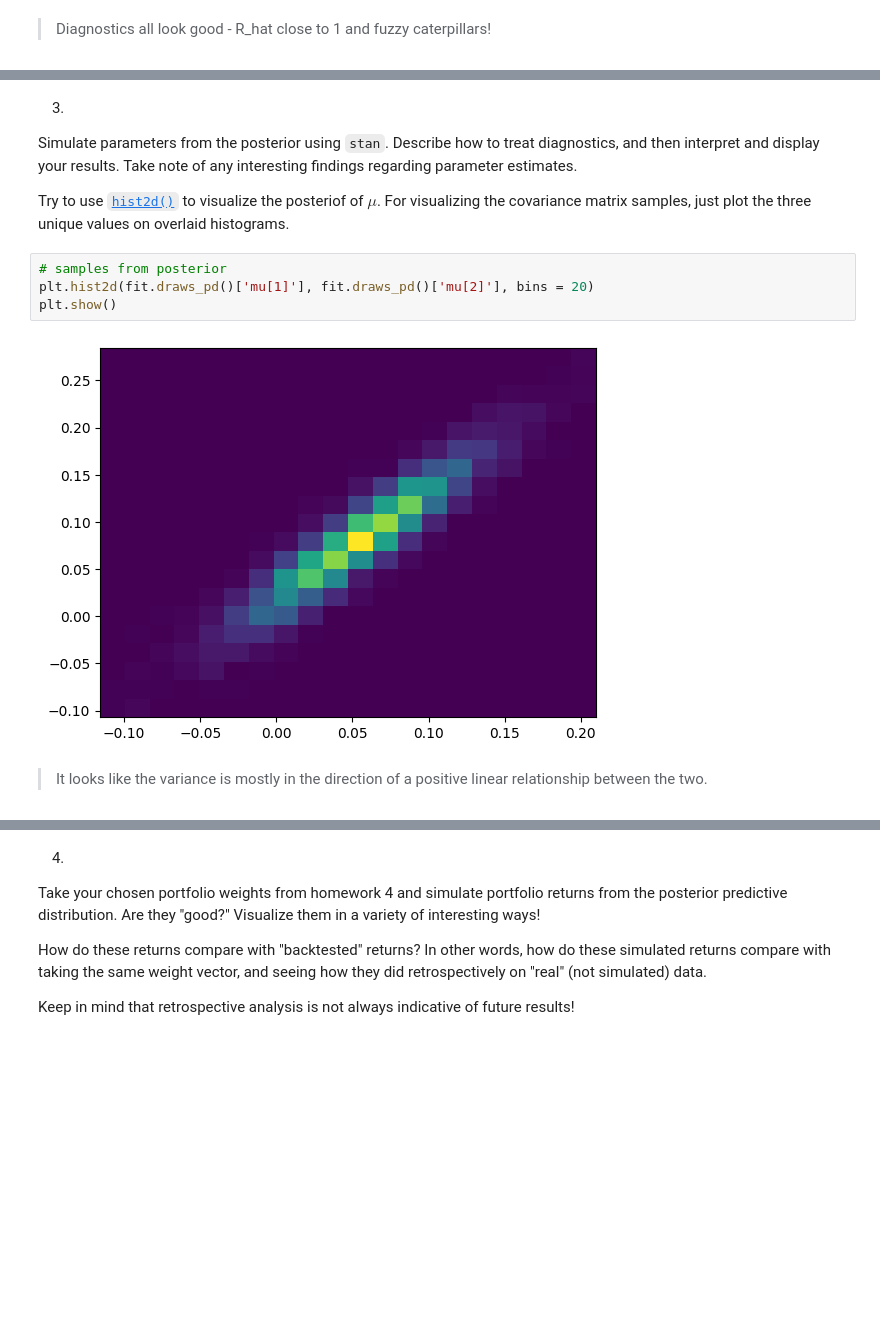
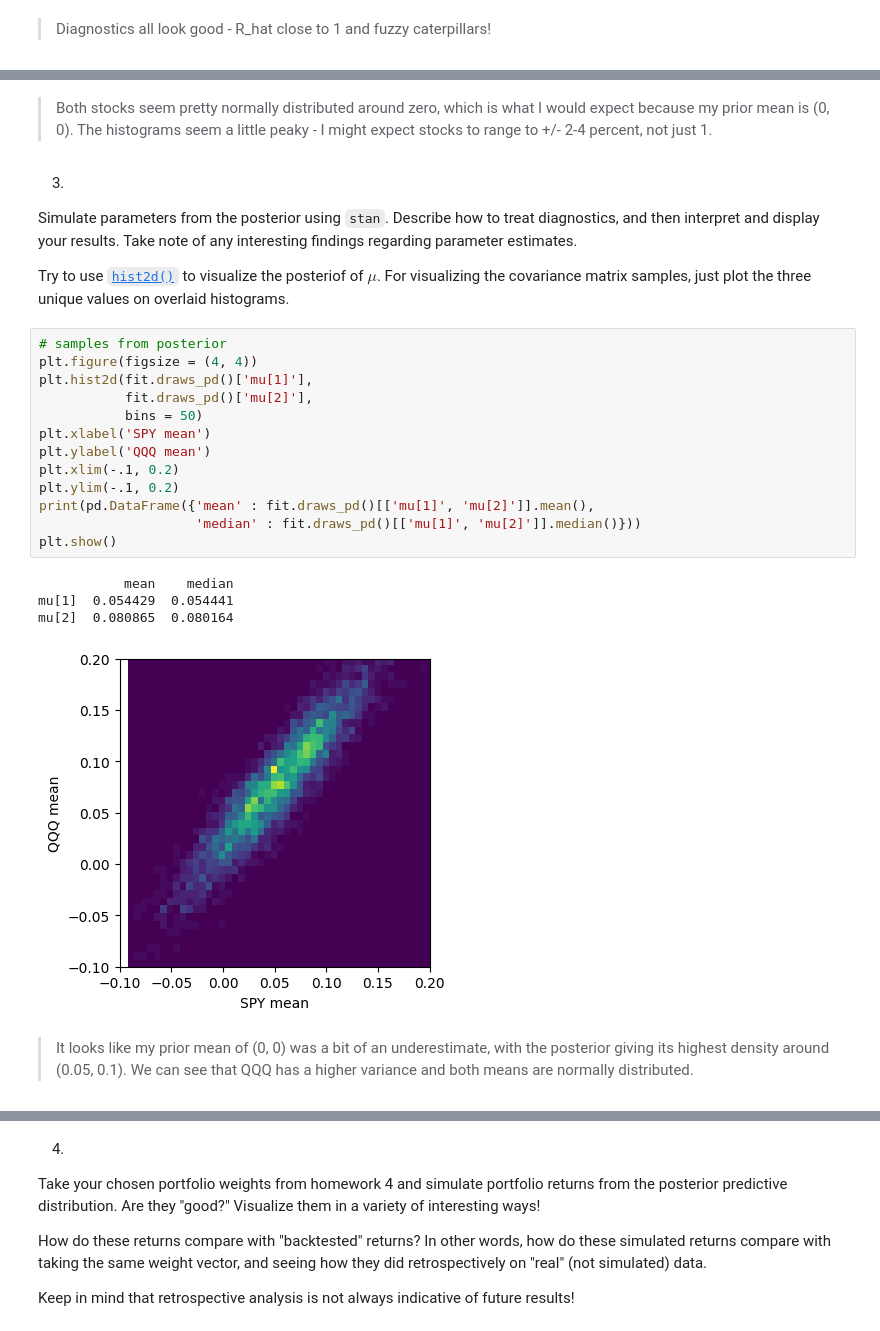
Before and after one commit to oatmeelsquares/ds-6040-docker, a Jupyter notebook: 06/assignment6.ipynb, the cells around one changed output, grey strips where cells are left out. Saved outputs shown, nothing was run; the diff lists cells and outputs as text; blank space fills up the shorter version.

```diff
--- a/06/assignment6.ipynb
+++ b/06/assignment6.ipynb
@@ -116,3 +121,5 @@ KeyError: 'y_prior_pd'
+# %% [markdown]
+> Both stocks seem pretty normally distributed around zero, which is what I would expect because my prior mean is (0, 0). The histograms seem a little peaky - I might expect stocks to range to +/- 2-4 percent, not just 1.
 # %% [markdown]
 3.
 
@@ -122,12 +129,24 @@ Try to use [`hist2d()`](https://matplotlib.org/3.1.1/api/_as_gen/matplotlib.pypl
 For visualizing the covariance matrix samples, just plot the three unique values on overlaid histograms.
 # %%
 # samples from posterior
-plt.hist2d(fit.draws_pd()['mu[1]'], fit.draws_pd()['mu[2]'], bins = 20)
+plt.figure(figsize = (4, 4))
+plt.hist2d(fit.draws_pd()['mu[1]'],
+           fit.draws_pd()['mu[2]'],
+           bins = 50)
+plt.xlabel('SPY mean')
+plt.ylabel('QQQ mean')
+plt.xlim(-.1, 0.2)
+plt.ylim(-.1, 0.2)
+print(pd.DataFrame({'mean' : fit.draws_pd()[['mu[1]', 'mu[2]']].mean(),
+                    'median' : fit.draws_pd()[['mu[1]', 'mu[2]']].median()}))
 plt.show()
 # %% [output]
+           mean    median
+mu[1]  0.054429  0.054441
+mu[2]  0.080865  0.080164
-[figure, old version]
+[figure, new version]
 # %% [markdown]
-> It looks like the variance is mostly in the direction of a positive linear relationship between the two.
+> It looks like my prior mean of (0, 0) was a bit of an underestimate, with the posterior giving its highest density around (0.05, 0.1). We can see that QQQ has a higher variance and both means are normally distributed.
 # %%
 plt.hist(fit.draws_pd()[['Sigma[1,1]','Sigma[1,2]','Sigma[2,2]']],
          label = ['Sigma[1,1]','Sigma[1,2]','Sigma[2,2]'],
```
Also changed, not shown: parts of 22 cells of this notebook, 2 other files.
